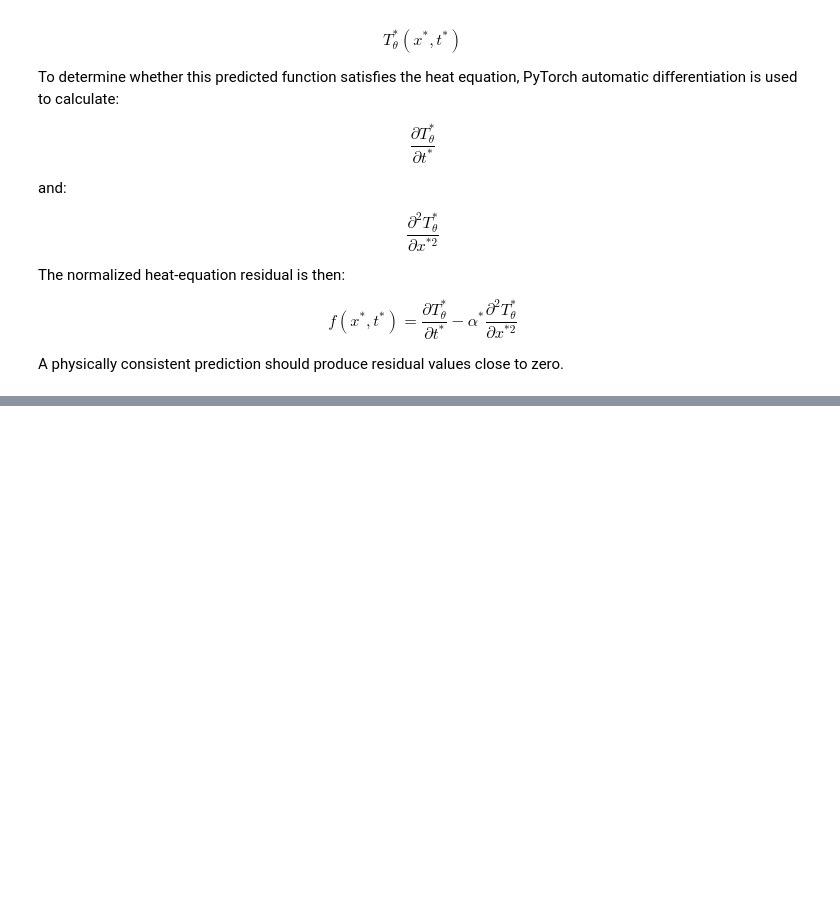
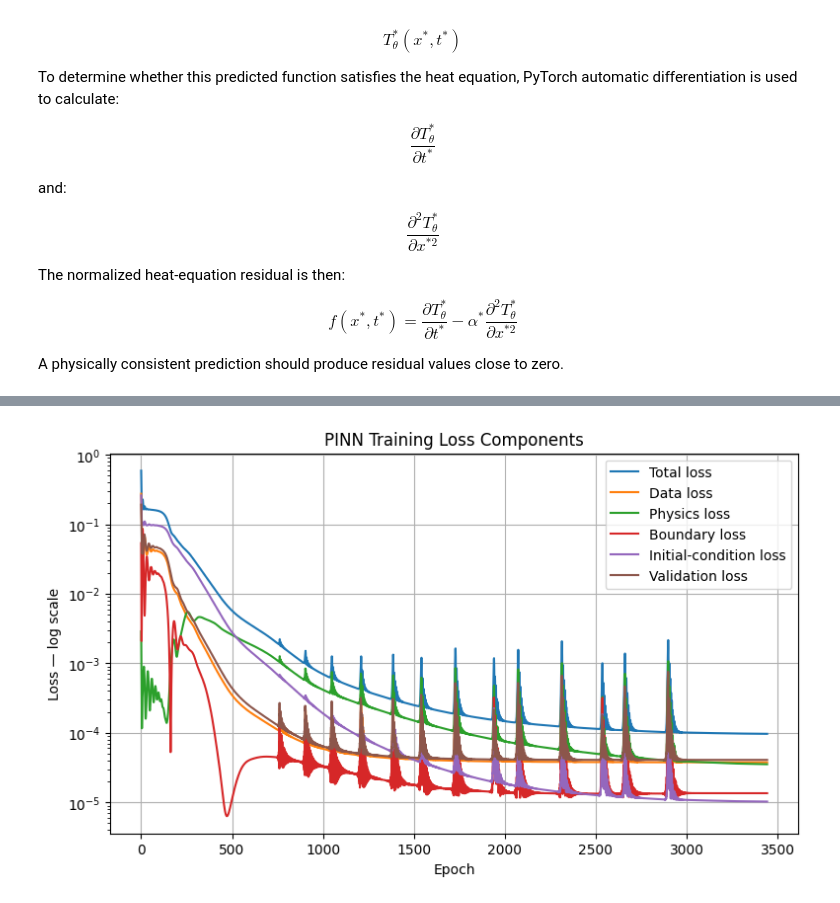
Before and after one commit to Rupesh1Khanal/physics-informed-thermal-digital-twin, a Jupyter notebook: notebooks/05_physics_informed_model.ipynb, the cells around one changed output, grey strips where cells are left out. Drawn from its saved outputs; the diff is of its cells as text; code cells hidden in the pictures; blank space fills up the shorter version.

Commit message:
Save complete PINN training and evaluation

```diff
--- a/notebooks/05_physics_informed_model.ipynb
+++ b/notebooks/05_physics_informed_model.ipynb
@@ -552,0 +816,2 @@ NameError: name 'residual_test' is not defined
+# %%
+loss_function = nn.MSELoss()
@@ -552,0 +923,16 @@ NameError: name 'residual_test' is not defined
+# %%
+max_epochs = 5000
+early_stopping_patience = 800
+
+total_loss_history = []
+data_loss_history = []
+physics_loss_history = []
+boundary_loss_history = []
+initial_loss_history = []
+val_loss_history = []
+
+best_val_loss = float("inf")
+best_model_state = None
+best_epoch = 0
+
+epochs_without_improvement = 0
@@ -552,0 +1170,43 @@ NameError: name 'residual_test' is not defined
+# %%
+plt.figure(figsize=(9, 5))
+
+plt.semilogy(
+    total_loss_history,
+    label="Total loss"
+)
+
+plt.semilogy(
+    data_loss_history,
+    label="Data loss"
+)
+
+plt.semilogy(
+    physics_loss_history,
+    label="Physics loss"
+)
+
+plt.semilogy(
+    boundary_loss_history,
+    label="Boundary loss"
+)
+
+plt.semilogy(
+    initial_loss_history,
+    label="Initial-condition loss"
+)
+
+plt.semilogy(
+    val_loss_history,
+    label="Validation loss"
+)
+
+plt.xlabel("Epoch")
+plt.ylabel("Loss — log scale")
+plt.title("PINN Training Loss Components")
+
+plt.legend()
+plt.grid()
+
+plt.show()
+# %% [output]
+[figure, added]
```
Also changed, not shown: parts of 51 cells of this notebook.
